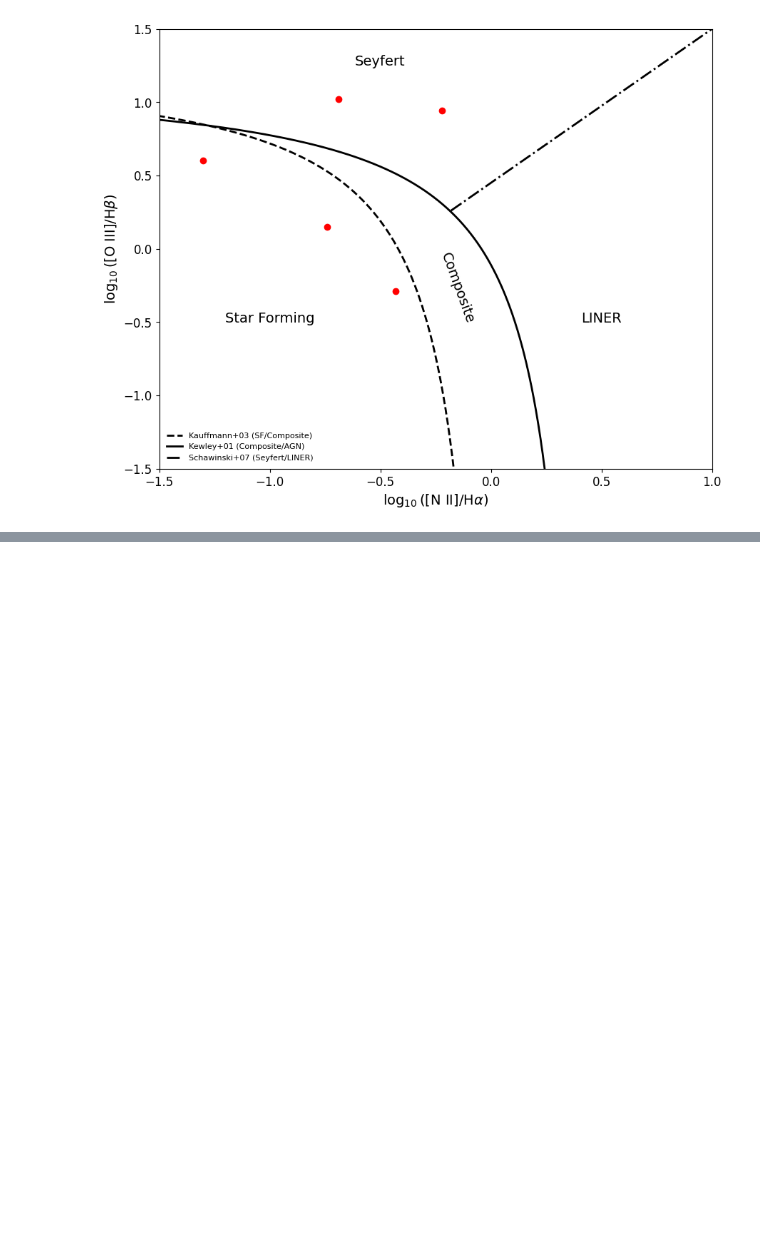
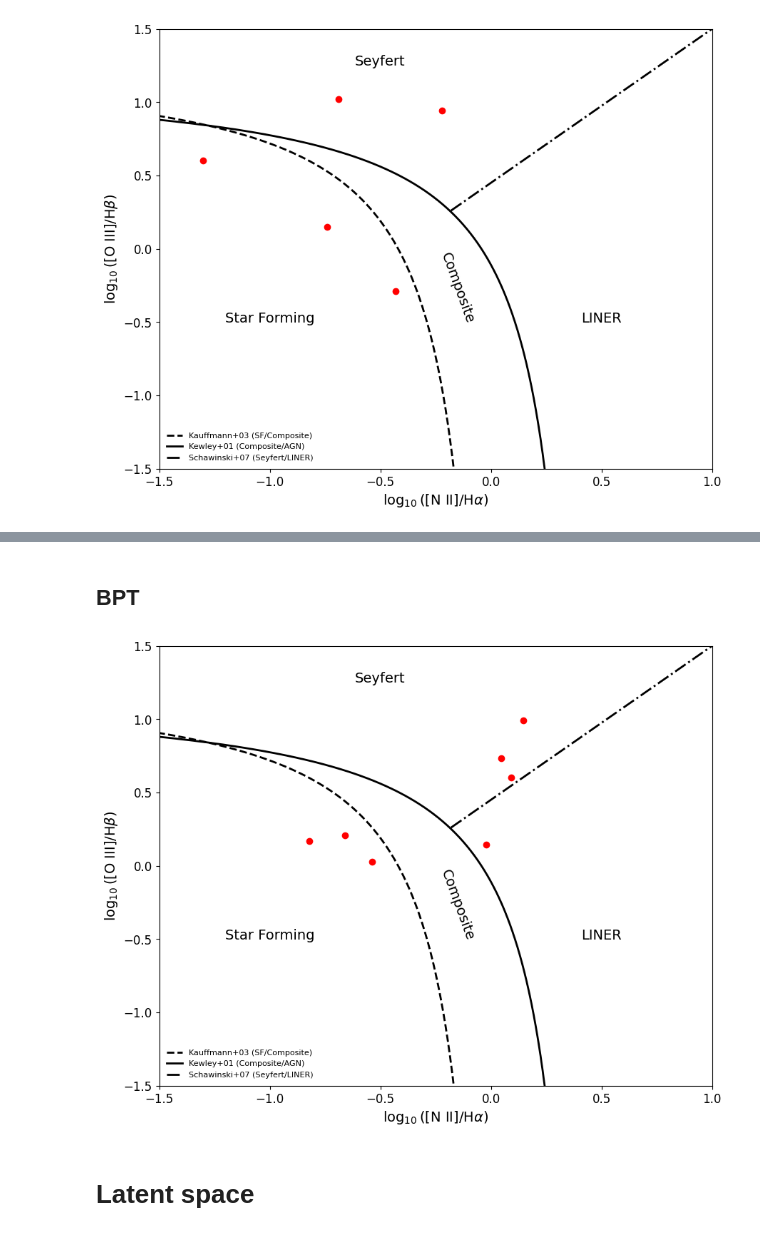
Before and after one commit to ed-ortizm/anomaly, a Jupyter notebook: thesis/02_bpt_diagram.ipynb, the cells around one changed output, grey strips where cells are left out. Drawn from its saved outputs; the diff is of its cells as text; code cells hidden in the pictures; blank space fills up the shorter version.

Commit message:
feature: start BPT for common and distinct in latent space

```diff
--- a/thesis/02_bpt_diagram.ipynb
+++ b/thesis/02_bpt_diagram.ipynb
@@ -341,0 +346,11 @@ fig, ax = plot_bpt(log_n2_ha, log_o3_hb, fig, ax)
+# %%
+overview_distinct_dict = {
+    "SE": 2201231682403592192,
+    "Filter SE": 2203468363479410688,
+    "Trim SE": 312016418084251648,
+    "Filter + Trim SE": 2191010072388200448,
+    "RSE": 1534667320067123200,
+    "Filter RSE": 2032375840699869184,
+    "Trim RSE": 1781231151415846912,
+    "Filter + Trim RSE": 2486018670363437056,
+}
@@ -341,0 +368,24 @@ fig, ax = plot_bpt(log_n2_ha, log_o3_hb, fig, ax)
+# %%
+distinct_ratios_dict = {
+    "specobjid": [],
+    "name": [],
+    "balmer_decrement": [],
+    "nii_to_halpha": [],
+    "oiii_to_hbeta": [],
+    "oiii_to_oii": [],
+    "o3n2_index": [],
+    "sii_to_halpha": [],
+    "sii_density_ratio": [],
+}
+
+
+for title, specid in overview_distinct_dict.items():
+    distinct_ratios_dict["name"].append(title)
+    distinct_ratios_dict["specobjid"].append(specid)
+    for col in cols_ratios:
+        try:
+            distinct_ratios_dict[col].append(meta_with_ratios_df.loc[specid, col])
+        except KeyError:
+            distinct_ratios_dict[col].append(np.nan)
+
+distinct_anomalies_ratios_df = pd.DataFrame(distinct_ratios_dict)
@@ -341,0 +435,15 @@ fig, ax = plot_bpt(log_n2_ha, log_o3_hb, fig, ax)
+# %% [markdown]
+## BPT
+# %%
+fig, ax = plt.subplots(figsize=(10, 8))
+
+n2_ha = distinct_anomalies_ratios_df["nii_to_halpha"].values
+o3_hb = distinct_anomalies_ratios_df["oiii_to_hbeta"].values
+log_n2_ha = np.log10(n2_ha)
+log_o3_hb = np.log10(o3_hb)
+
+fig, ax = plot_bpt(log_n2_ha, log_o3_hb, fig, ax)
+# %% [output]
+[figure, added]
+# %% [markdown]
+# Latent space
```
Also changed, not shown: parts of 25 cells of this notebook, 2 other files.
